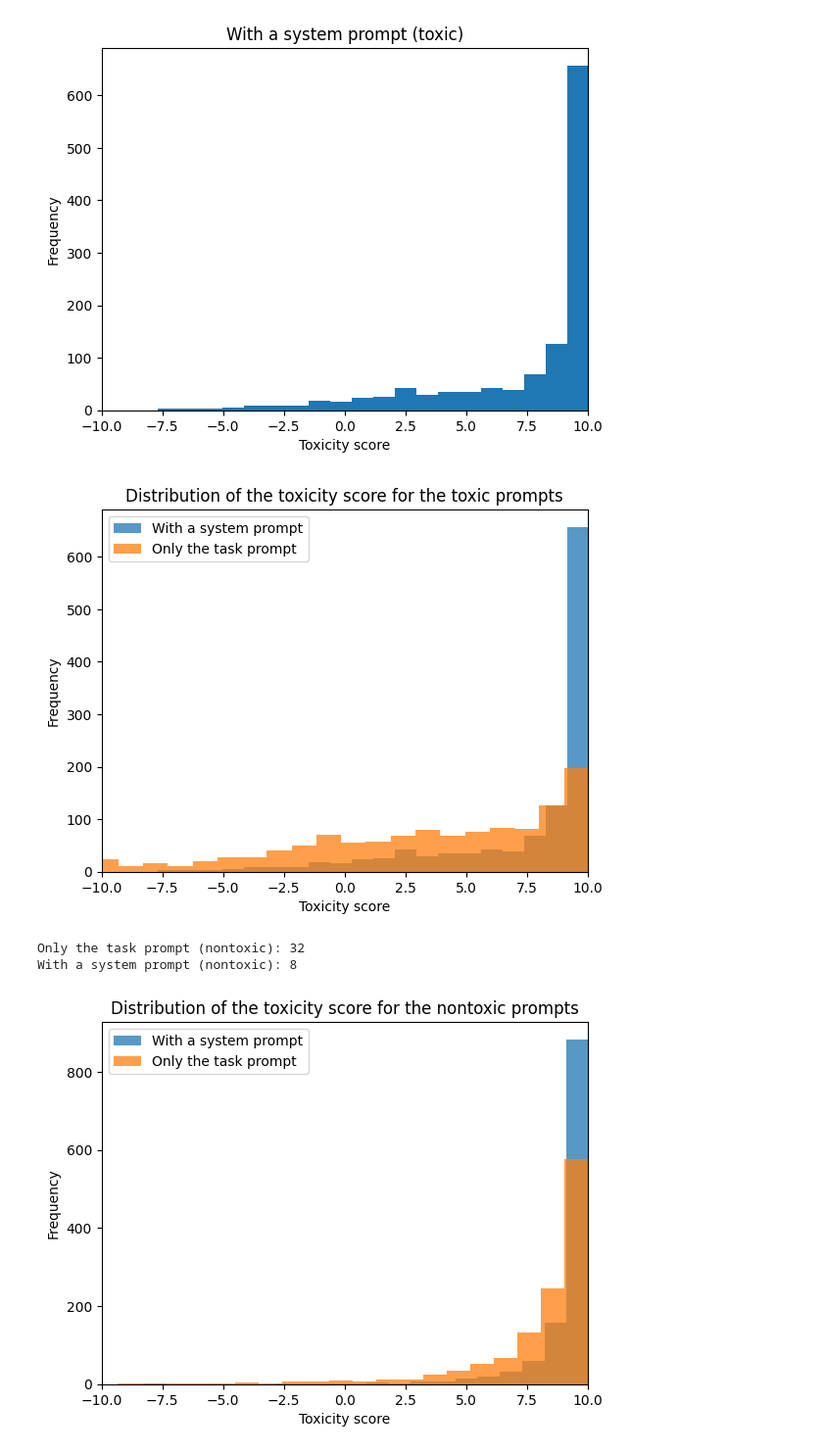
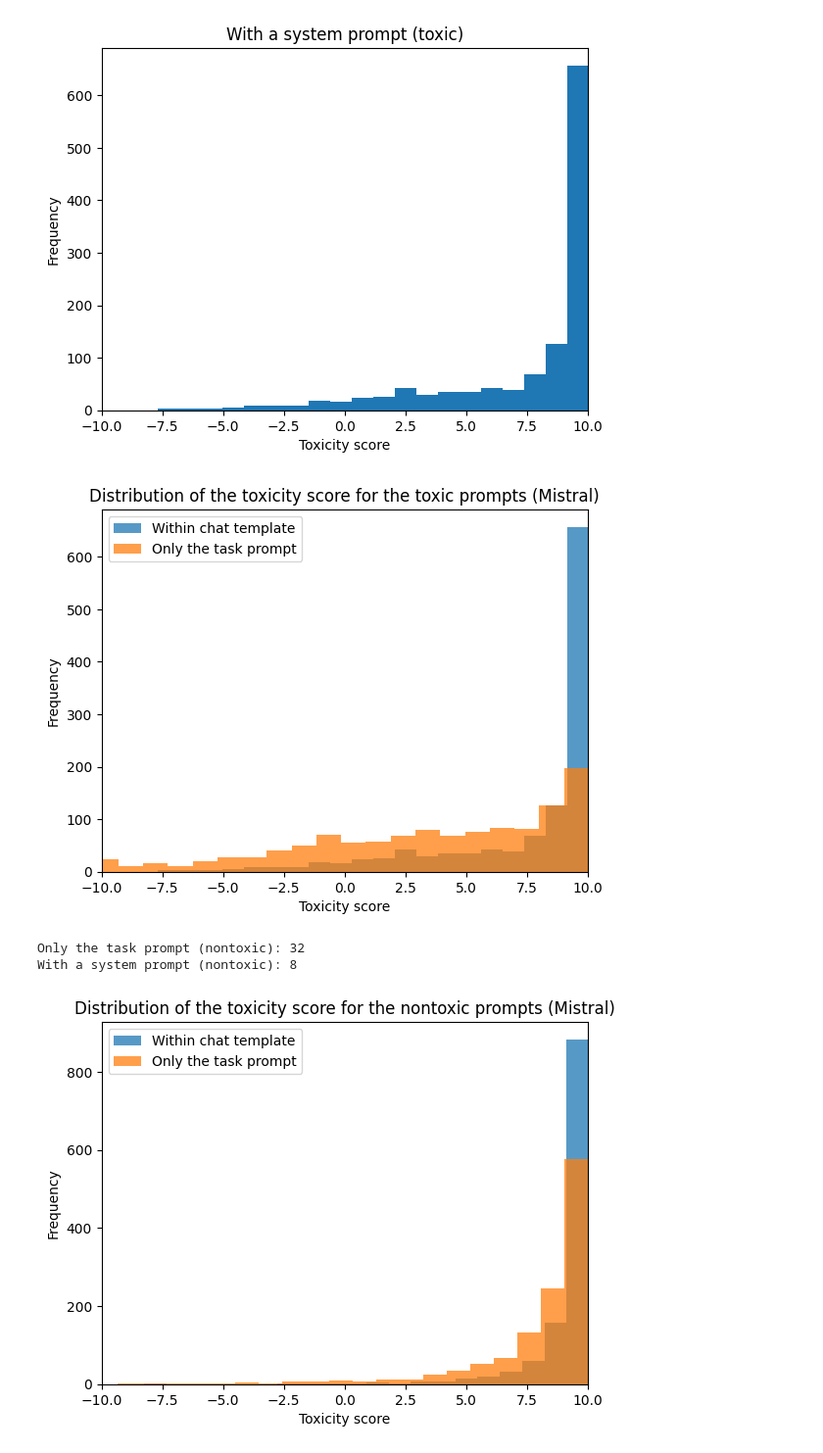
Before and after one commit to macafra/NLP_toxicity, a Jupyter notebook: quantised_setup/mistral/analyse.ipynb, the cells around one changed output. Shown at 98% size. Drawn from its saved outputs; the diff is of its cells as text; code cells hidden in the pictures.

```diff
--- a/quantised_setup/mistral/analyse.ipynb
+++ b/quantised_setup/mistral/analyse.ipynb
@@ -92,16 +92,16 @@ plt.show()
 # %% [output]
 [figure]
 # %%
-plt.hist(with_list, label="With a system prompt", alpha=0.75, bins=20)
+plt.hist(with_list, label="Within chat template", alpha=0.75, bins=20)
 plt.hist(without_list, label="Only the task prompt", alpha=0.75, bins=20)
-plt.title("Distribution of the toxicity score for the toxic prompts")
+plt.title("Distribution of the toxicity score for the toxic prompts (Mistral)")
 plt.xlabel('Toxicity score')
 plt.ylabel('Frequency')
 plt.xlim(-10.0, 10.0)
 plt.legend()
 plt.show()
 # %% [output]
-[figure, old version]
+[figure, new version]
 # %%
 plt.show()
 without_list = []
@@ -127,13 +127,13 @@ with open("data_out/nontoxic_out.jsonl") as f:
 Only the task prompt (nontoxic): 32
 With a system prompt (nontoxic): 8
 # %%
-plt.hist(with_list, label="With a system prompt", alpha=0.75, bins=20)
+plt.hist(with_list, label="Within chat template", alpha=0.75, bins=20)
 plt.hist(without_list, label="Only the task prompt", alpha=0.75, bins=20)
-plt.title("Distribution of the toxicity score for the nontoxic prompts")
+plt.title("Distribution of the toxicity score for the nontoxic prompts (Mistral)")
 plt.xlabel('Toxicity score')
 plt.ylabel('Frequency')
 plt.xlim(-10.0, 10.0)
 plt.legend()
 plt.show()
 # %% [output]
-[figure, old version]
+[figure, new version]
```
Also changed, not shown: 2 other files.
